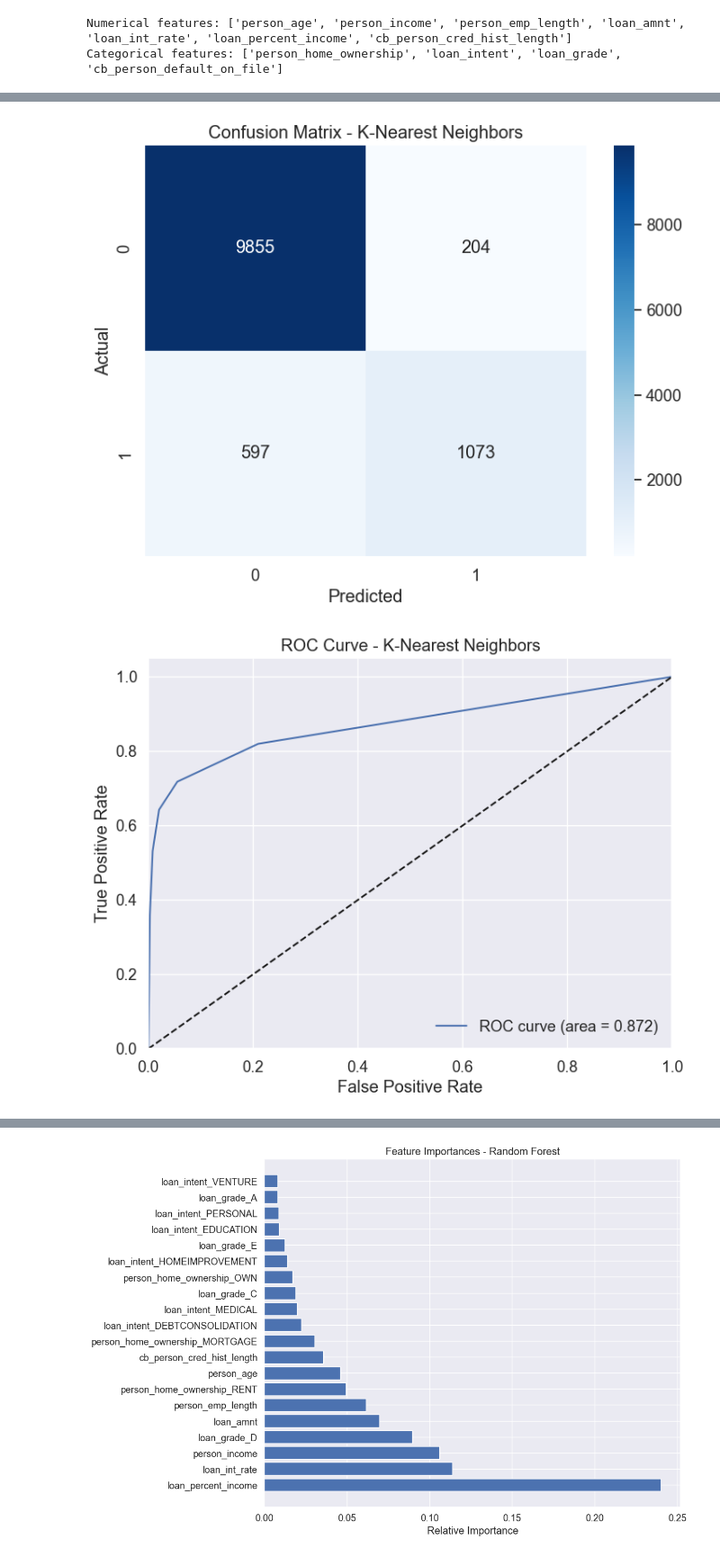
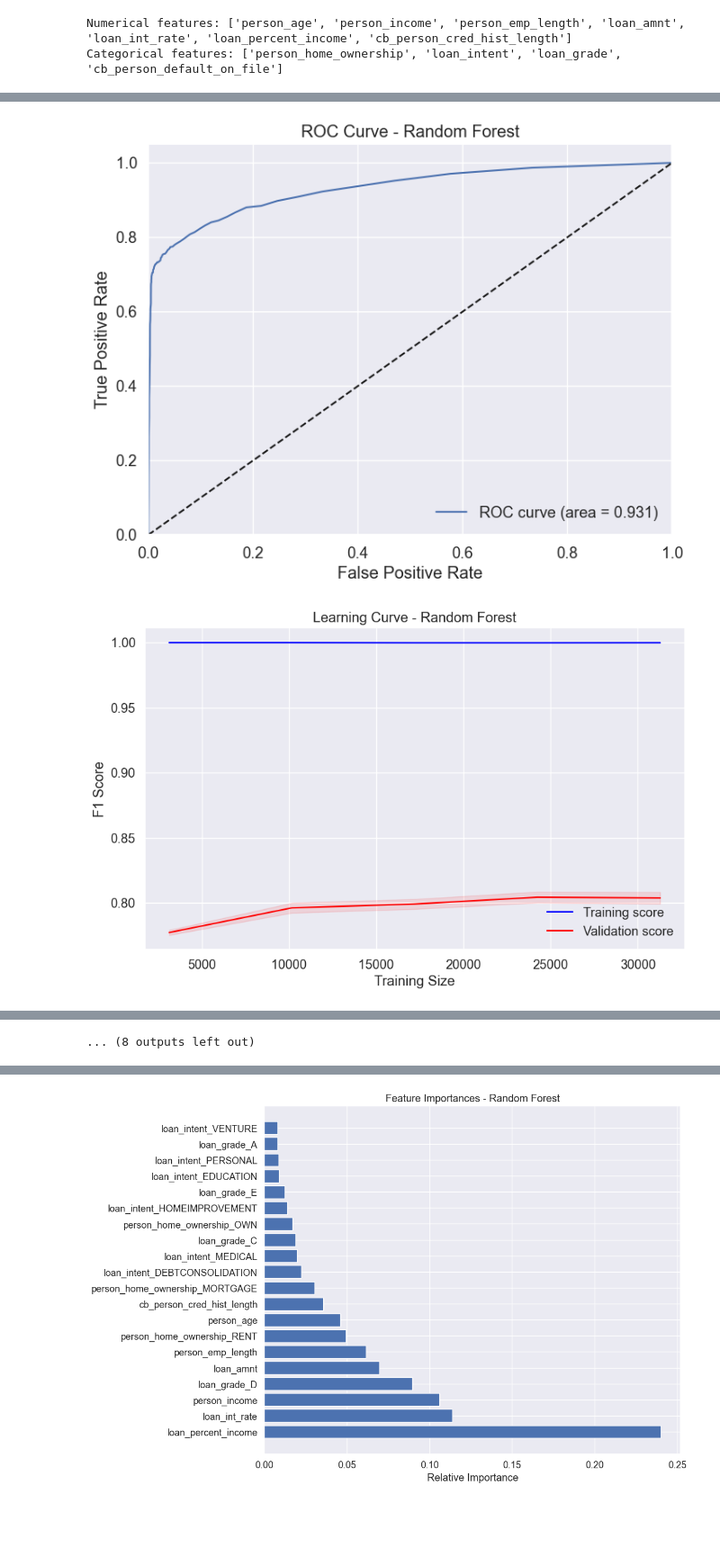
Before and after one commit to rafaelcunha02/IA_Project_2, a Jupyter notebook: playground-series-s4e10/src/main_notebook.ipynb, the cells around one changed output, grey strips where cells are left out. Shown at 90% size. Drawn from its saved outputs; the diff is of its cells as text; code cells hidden in the pictures; blank space fills up the shorter version.

```diff
--- a/playground-series-s4e10/src/main_notebook.ipynb
+++ b/playground-series-s4e10/src/main_notebook.ipynb
@@ -294,6 +289,11 @@ models = {
     'Decision Tree': Pipeline([
         ('preprocessor', preprocessor),
         ('classifier', DecisionTreeClassifier(random_state=42))
+    ]),
+
+    'K-Nearest Neighbors': Pipeline([
+        ('preprocessor', preprocessor),
+        ('classifier', KNeighborsClassifier())
     ]),
 
     'Random Forest': Pipeline([
@@ -306,15 +306,10 @@ models = {
         ('classifier', MLPClassifier(random_state=42, max_iter=1000))
     ]),
 
-    'K-Nearest Neighbors': Pipeline([
+    'SVM': Pipeline([
         ('preprocessor', preprocessor),
-        ('classifier', KNeighborsClassifier())
-    ]),
-
-    #'SVM': Pipeline([
-    #    ('preprocessor', preprocessor),
-    #    ('classifier', SVC(random_state=42, probability=True))
-    #])
+        ('classifier', SVC(random_state=42, probability=True))
+    ])
 }
 
 # Train and evaluate all models
@@ -378,2 +359,2 @@ Testing time: 1.9210 seconds
-[figure, old version]
+[figure, new version]
-[figure, old version]
+[figure, new version]
@@ -381,3 +361,4 @@ Testing time: 1.9210 seconds
+... (8 outputs left out)
 # %%
 # Compare model performances
 results_df = pd.DataFrame(results)
```
Also changed, not shown: parts of 8 cells of this notebook, 1 other file.
